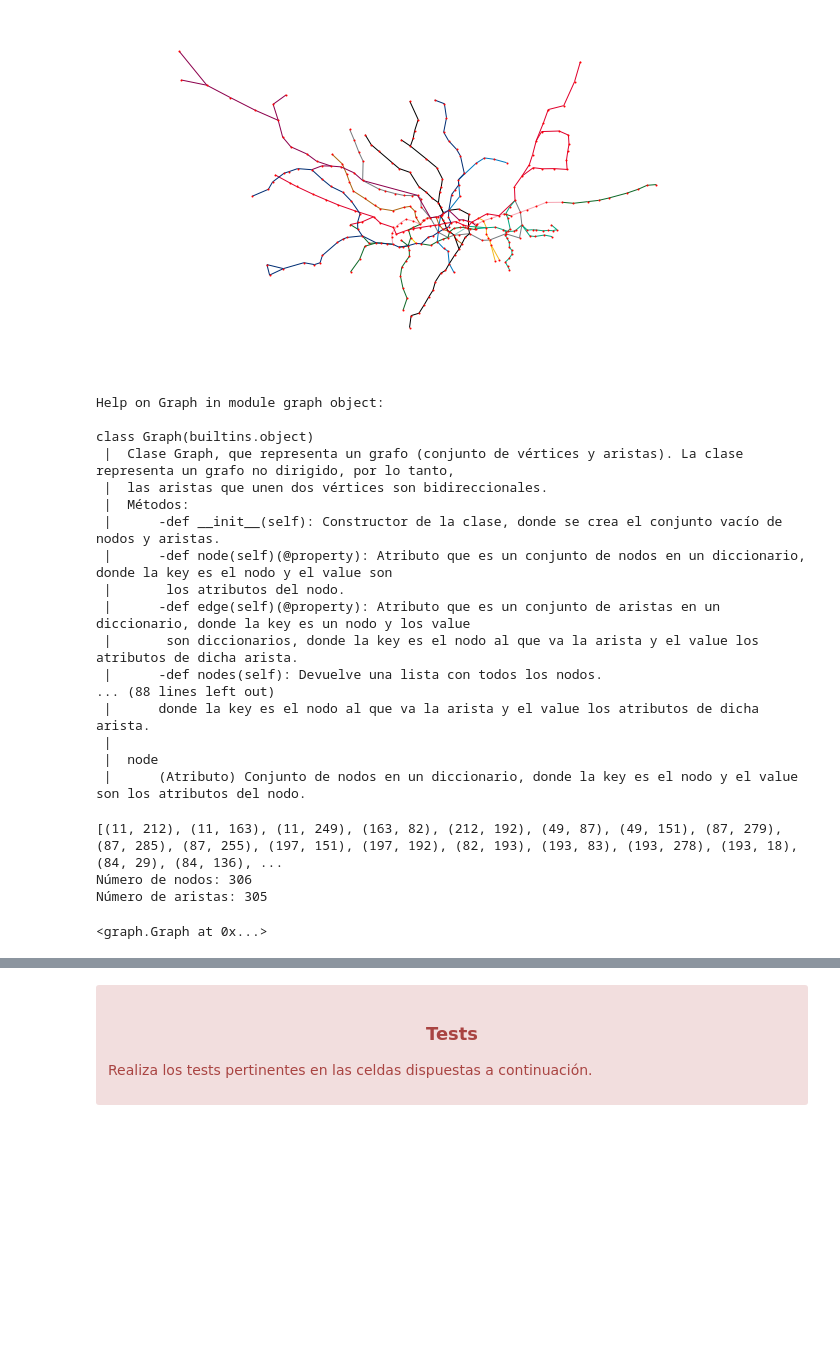
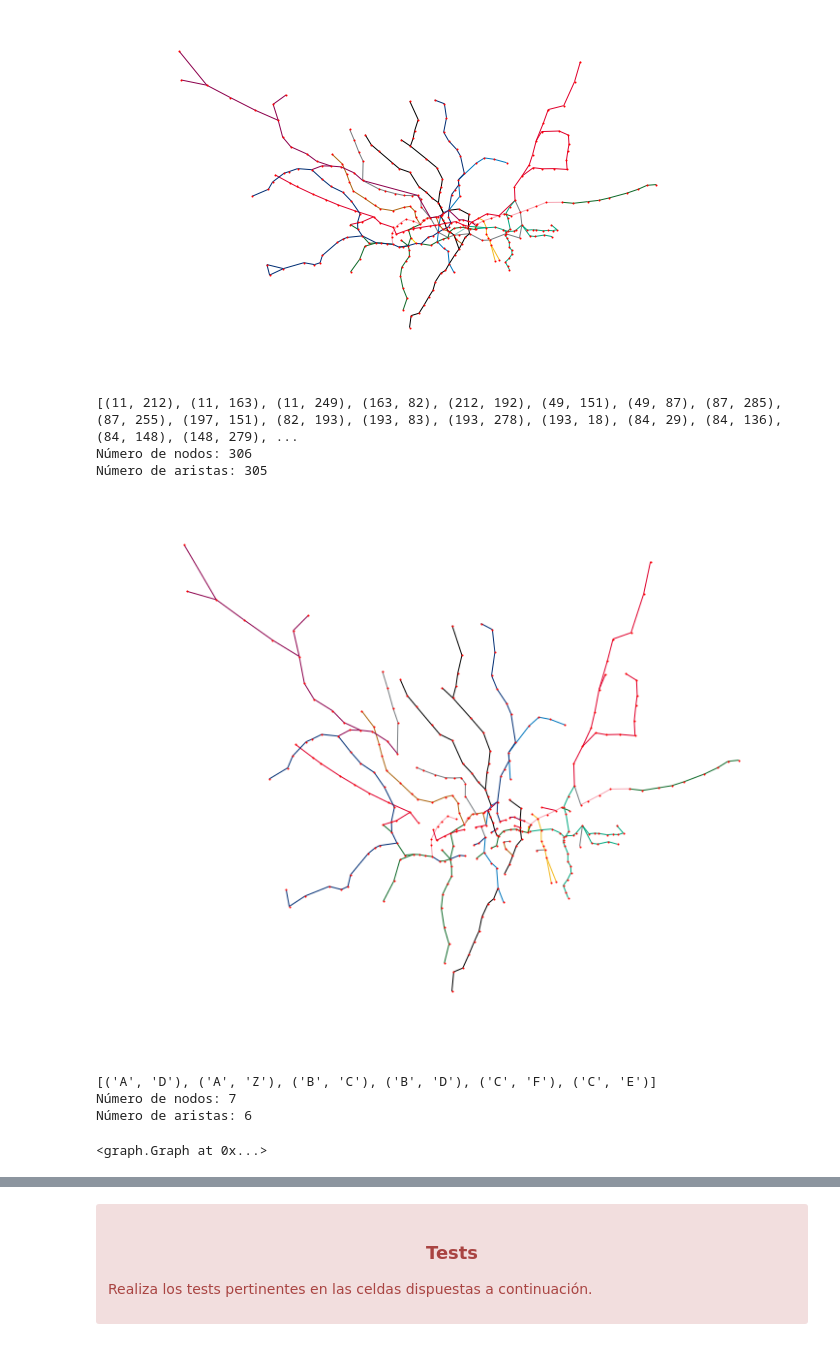
Before and after one commit to ub-aa/ass2-greedy-JoelGallardo, a Jupyter notebook: ass2-greedy-JoelGallardo-master/Gallardo_Mene_Joel_ASS2.ipynb, the cells around one changed output, grey strips where cells are left out. Cells and saved outputs as stored; diff of their text form; code cells hidden in the pictures; blank space fills up the shorter version.

Commit message:
Versión final + dibujo del grafo para la revisión

```diff
--- a/ass2-greedy-JoelGallardo-master/Gallardo_Mene_Joel_ASS2.ipynb
+++ b/ass2-greedy-JoelGallardo-master/Gallardo_Mene_Joel_ASS2.ipynb
@@ -87,3 +110,15 @@ G2.add_edge('D','F',{'color': 'rojo', 'distance': 4,'line': 1, 'name': 'L5', 'st
+# %%
+from util import *
+from graph import Graph
+
+G, lines = get_subway_graph('csv', Graph)
+MST = prim(G, G.nodes()[0])
+draw_subway_graph(MST, lines, figsize=(12,10))
+# %% [output]
+[(11, 212), (11, 163), (11, 249), (163, 82), (212, 192), (49, 151), (49, 87), (87, 285), (87, 255), (197, 151), (82, 193), (193, 83), (193, 278), (193, 18), (84, 29), (84, 136), (84, 148), (148, 279), ...
+Número de nodos: 306
+Número de aristas: 305
+[figure, added]
 # %%
 import random
 
@@ -147,32 +182,12 @@ def prim(G, origin=None):
 #     print (tree.node[42])
 
     return tree
-# %%
-help(G)
-# %% [output]
-Help on Graph in module graph object:
-
-class Graph(builtins.object)
- |  Clase Graph, que representa un grafo (conjunto de vértices y aristas). La clase representa un grafo no dirigido, por lo tanto,
- |  las aristas que unen dos vértices son bidireccionales.
- |  Métodos:
- |      -def __init__(self): Constructor de la clase, donde se crea el conjunto vacío de nodos y aristas.
- |      -def node(self)(@property): Atributo que es un conjunto de nodos en un diccionario, donde la key es el nodo y el value son
- |       los atributos del nodo.
- |      -def edge(self)(@property): Atributo que es un conjunto de aristas en un diccionario, donde la key es un nodo y los value
- |       son diccionarios, donde la key es el nodo al que va la arista y el value los atributos de dicha arista.
- |      -def nodes(self): Devuelve una lista con todos los nodos.
-... (88 lines left out)
- |      donde la key es el nodo al que va la arista y el value los atributos de dicha arista.
- |
- |  node
- |      (Atributo) Conjunto de nodos en un diccionario, donde la key es el nodo y el value son los atributos del nodo.
 # %%
-prim(G)
+prim(G3)
 # %% [output]
-[(11, 212), (11, 163), (11, 249), (163, 82), (212, 192), (49, 87), (49, 151), (87, 279), (87, 285), (87, 255), (197, 151), (197, 192), (82, 193), (193, 83), (193, 278), (193, 18), (84, 29), (84, 136), ...
-Número de nodos: 306
-Número de aristas: 305
+[('A', 'D'), ('A', 'Z'), ('B', 'C'), ('B', 'D'), ('C', 'F'), ('C', 'E')]
+Número de nodos: 7
+Número de aristas: 6
 <graph.Graph at 0x...>
 # %%
 prim(G2)
```
Also changed, not shown: parts of 3 cells of this notebook.
